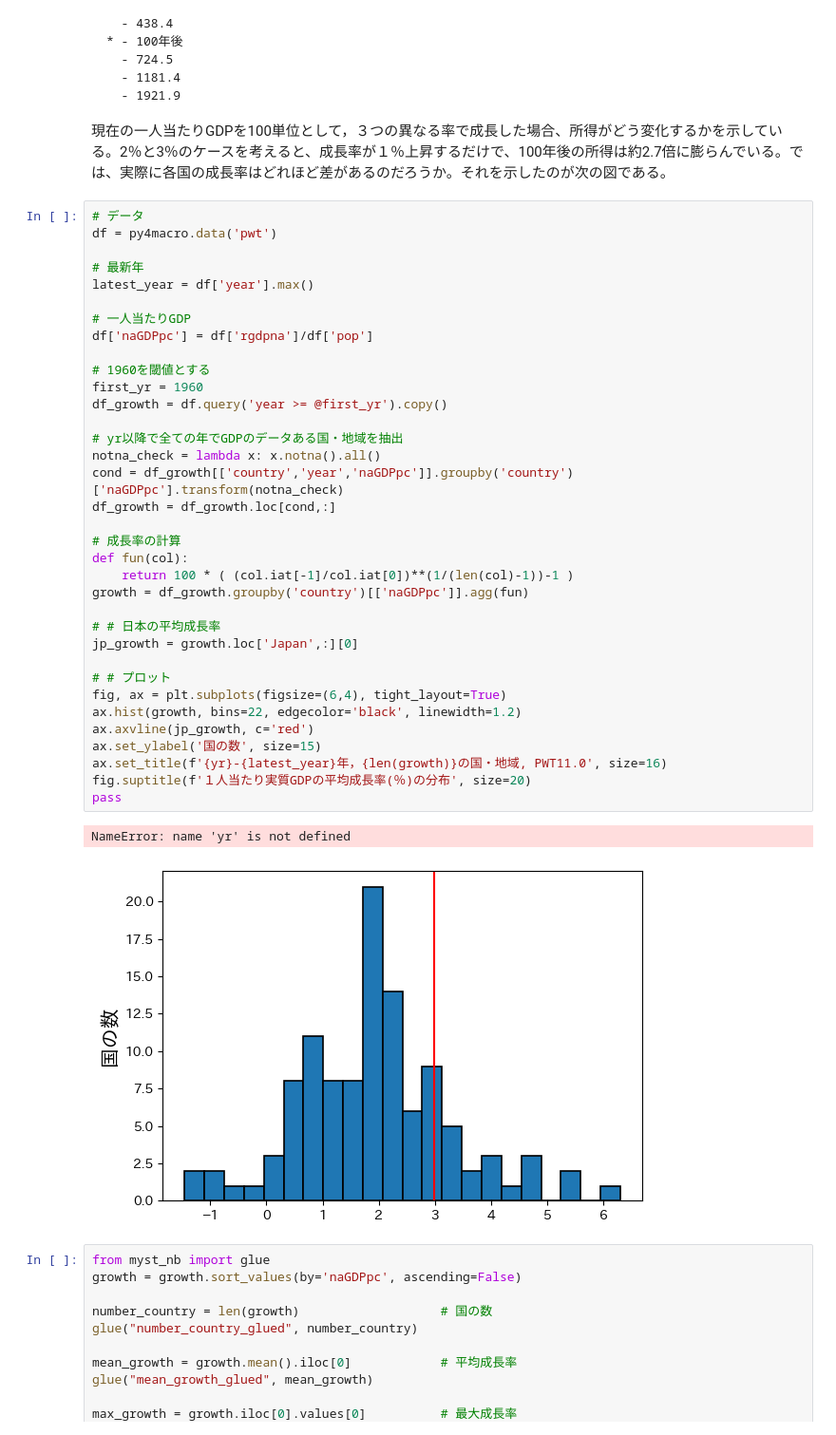
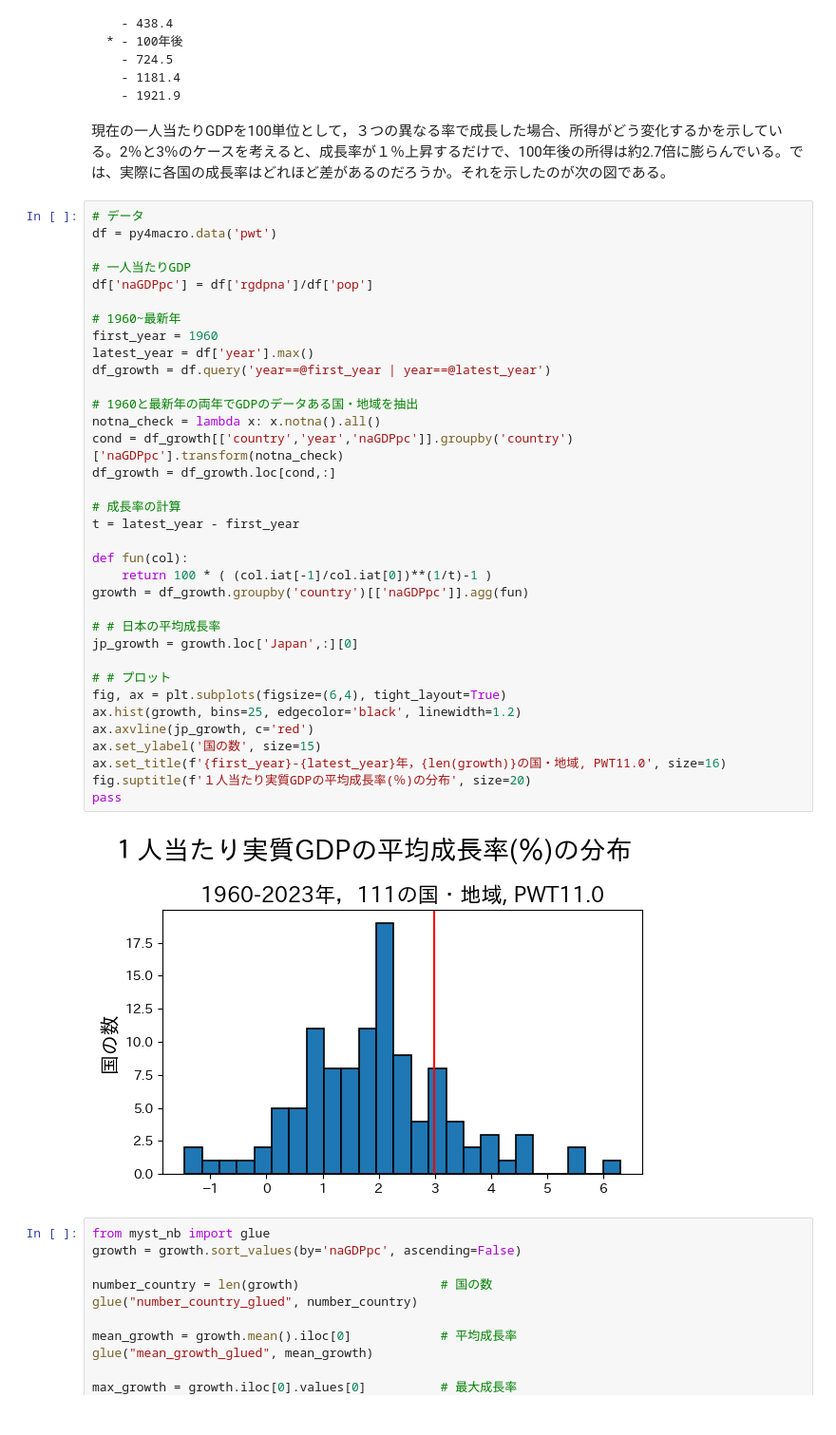
Before and after one commit to Py4Macro/py4macro.github.io, a Jupyter notebook: 5a_Development_Accounting.ipynb, the cells around one changed output. Shown at 95% size. Saved outputs shown, nothing was run; the diff lists cells and outputs as text.

Commit message:
growth hist

```diff
--- a/5a_Development_Accounting.ipynb
+++ b/5a_Development_Accounting.ipynb
@@ -89,41 +89,40 @@ gdppc_distribution()
 # %%
 # データ
 df = py4macro.data('pwt')
 
-# 最新年
-latest_year = df['year'].max()
-
 # 一人当たりGDP
 df['naGDPpc'] = df['rgdpna']/df['pop']
 
-# 1960を閾値とする
-first_yr = 1960
-df_growth = df.query('year >= @first_yr').copy()
+# 1960~最新年
+first_year = 1960
+latest_year = df['year'].max()
+df_growth = df.query('year==@first_year | year==@latest_year')
 
-# yr以降で全ての年でGDPのデータある国・地域を抽出
+# 1960と最新年の両年でGDPのデータある国・地域を抽出
 notna_check = lambda x: x.notna().all()
 cond = df_growth[['country','year','naGDPpc']].groupby('country')['naGDPpc'].transform(notna_check)
 df_growth = df_growth.loc[cond,:]
 
 # 成長率の計算
+t = latest_year - first_year
+
 def fun(col):
-    return 100 * ( (col.iat[-1]/col.iat[0])**(1/(len(col)-1))-1 )
+    return 100 * ( (col.iat[-1]/col.iat[0])**(1/t)-1 )
 growth = df_growth.groupby('country')[['naGDPpc']].agg(fun)
 
 # # 日本の平均成長率
 jp_growth = growth.loc['Japan',:][0]
 
 # # プロット
 fig, ax = plt.subplots(figsize=(6,4), tight_layout=True)
-ax.hist(growth, bins=22, edgecolor='black', linewidth=1.2)
+ax.hist(growth, bins=25, edgecolor='black', linewidth=1.2)
 ax.axvline(jp_growth, c='red')
 ax.set_ylabel('国の数', size=15)
-ax.set_title(f'{yr}-{latest_year}年，{len(growth)}の国・地域, PWT11.0', size=16)
+ax.set_title(f'{first_year}-{latest_year}年，{len(growth)}の国・地域, PWT11.0', size=16)
 fig.suptitle(f'１人当たり実質GDPの平均成長率(％)の分布', size=20)
 pass
 # %% [output]
-NameError: name 'yr' is not defined
-[figure, old version]
+[figure, new version]
 # %%
 from myst_nb import glue
 growth = growth.sort_values(by='naGDPpc', ascending=False)
```
Also changed, not shown: parts of 1 cell of this notebook.
